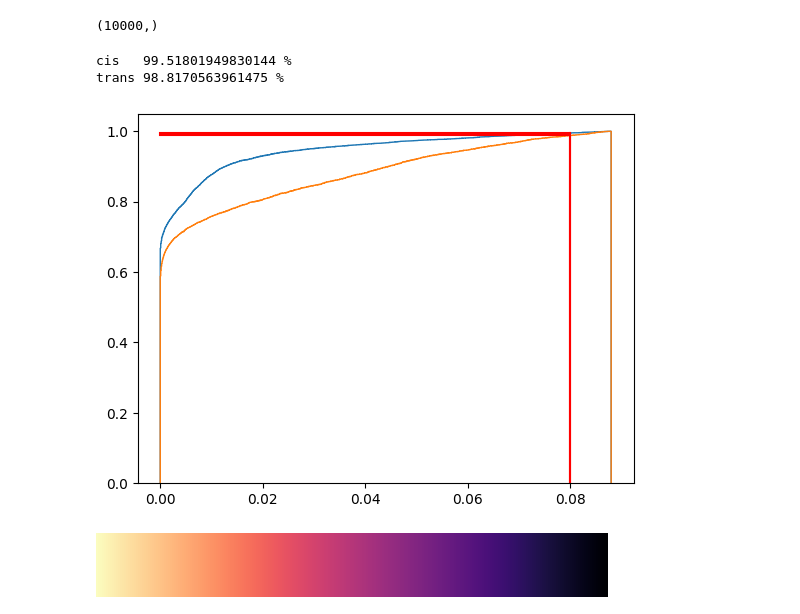
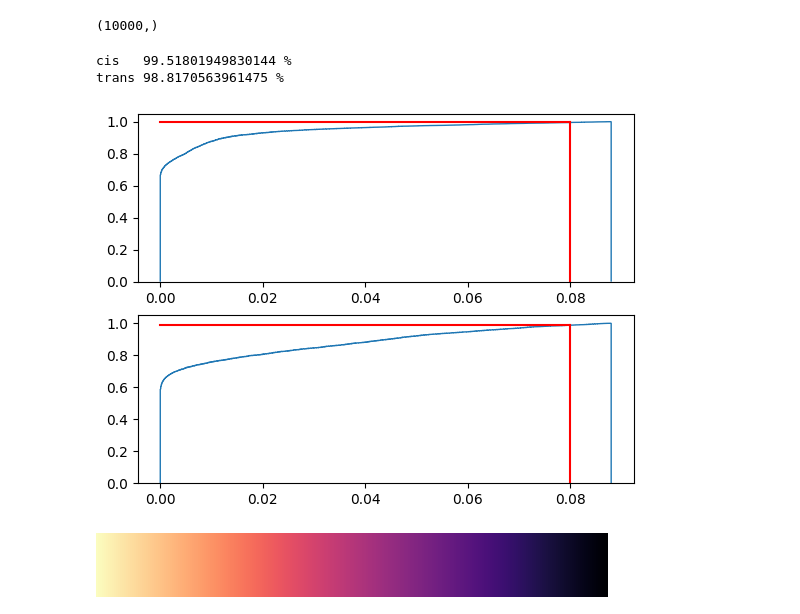
Before and after one commit to SHNITSEL/shnitsel-tools, a Jupyter notebook: tutorials/12_butene_pca.ipynb, the cells around one changed output. Cells and saved outputs as stored; diff of their text form; code cells hidden in the pictures.

Commit message:
Move `biplot_dihedral_time()` to `dihedral_kde`

```diff
--- a/tutorials/12_butene_pca.ipynb
+++ b/tutorials/12_butene_pca.ipynb
@@ -123,40 +123,3 @@ pb.plot_clusters3(
 [figure]
 # %% [markdown]
 ## Actual innovations
-# %%
-def biplot_dihedral_time(frames, levels=None):
-    if levels is None:
-        levels = [0.08, 1]
-
-    # prepare layout
-    fig, oaxs = plt.subplots(1, 2, layout='constrained', width_ratios=[3, 2])
-    fig.set_size_inches(8.27, 11.69 / 3)  # a third of a page, spanning both columns
-    gs = oaxs[0].get_subplotspec().get_gridspec()
-    for ax in oaxs:
-        ax.remove()
-    pcasf = fig.add_subfigure(gs[0])
-    pcaax = pcasf.subplots(1,1)
-    structsf = fig.add_subfigure(gs[1])
-    structaxs = structsf.subplot_mosaic('ab\ncd')
-
-    # prepare data
-    kde_data = dk.fit_and_eval_kdes(frames, fineness=100)
-    d = pb.pick_clusters(butene, nbins=4)
-    loadings, clusters, picks = d['loadings'], d['clusters'], d['picks']
-    mol = pb.show_atom_numbers(butene['atXYZ'].isel(frame=0))
-
-
-    pb.plot_noodleplot(*P.pca_and_hops(frames), ax=pcaax, noodle_kws=dict(alpha=1, marker='.'), hops_kws=dict(c='r', s=0.2))
-
-    pb.plot_clusters3(
-        loadings, [clusters[i] for i in picks],
-        ax=pcaax, axs=structaxs, mol=mol,
-        labels=list('abcd')
-    )
-    dk.plot_kdes(*kde_data, levels=levels, ax=pcaax)
-
-    return kde_data
-
-
-
-kde_data = biplot_dihedral_time(frames=butene)
@@ -172,20 +137,14 @@ Zcis, Ztrans = kde_data[2:]
 Zcis.ravel()
 # %% [output]
 (10000,)
-# %%
-def plot_kde_cdf(data, level):
-    bins, edges, _ = plt.hist(data, bins=1000, range=(0, 1.1*level), cumulative=True, density=True, histtype='step')
-    y = bins[abs(edges - level).argmin()]
-    plt.plot([0, level], [y, y], c='r')
-    plt.plot([level, level], [0, y], c='r')
-    return y
-
-print('cis  ', plot_kde_cdf(Zcis.ravel(), 0.08)*100, '%')
-print('trans', plot_kde_cdf(Ztrans.ravel(), 0.08)*100, '%')
-# %% [output]
-cis   99.51801949830144 %
-trans 98.8170563961475 %
-[figure, removed]
+# %%
+fig, axs = plt.subplots(2,1)
+print('cis  ', dk.plot_kde_cdf(Zcis.ravel(), 0.08, ax=axs[0])*100, '%')
+print('trans', dk.plot_kde_cdf(Ztrans.ravel(), 0.08, ax=axs[1])*100, '%')
+# %% [output]
+cis   99.51801949830144 %
+trans 98.8170563961475 %
+[figure, added]
 # %%
 def cmap_plot_rgb(cmap):
     f, a = plt.subplots(1,1)
```
Also changed, not shown: parts of 2 cells of this notebook, 1 other file.
